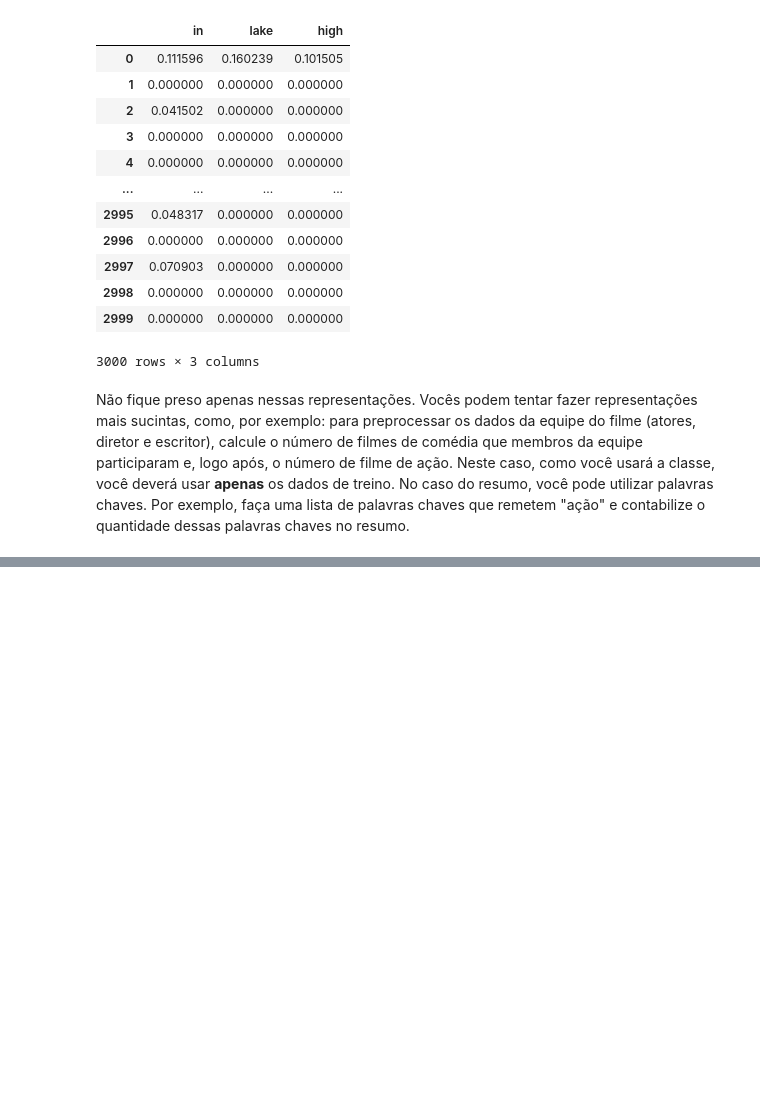
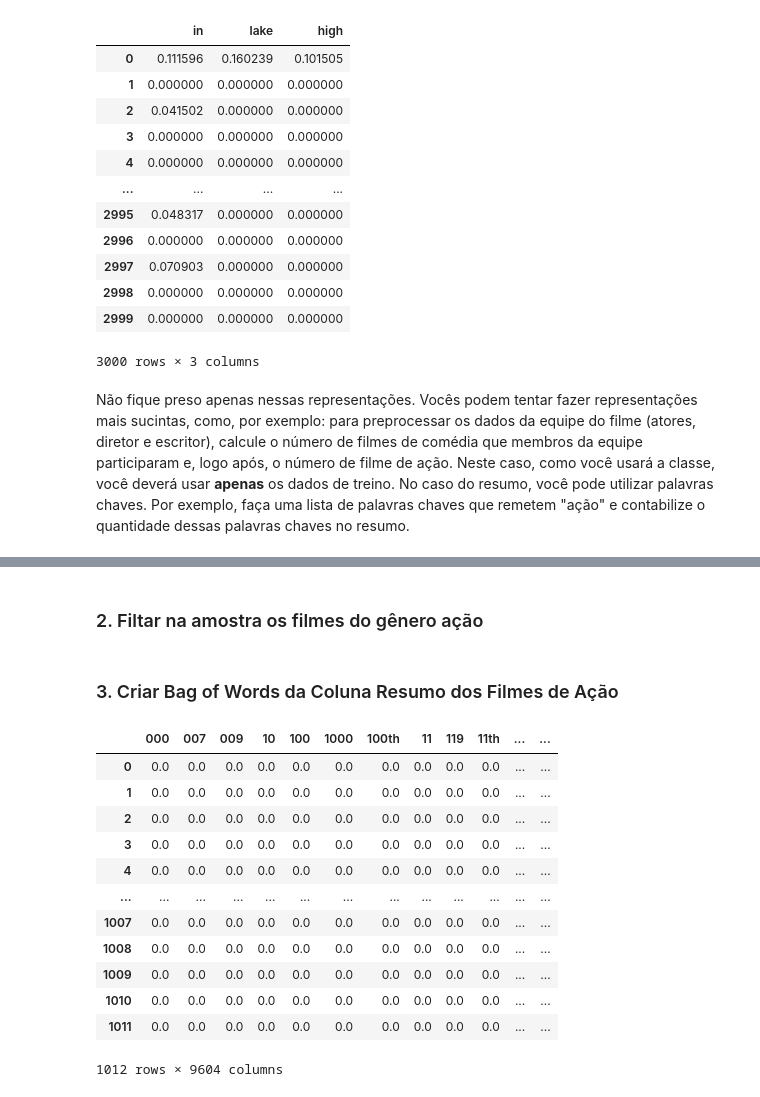
Before and after one commit to DiegoAscanio/nlp-cefetmg, a Jupyter notebook: parte-2/binarizacao_e_tf_idf.ipynb, the cells around one changed output, grey strips where cells are left out. Saved outputs shown, nothing was run; the diff lists cells and outputs as text; code cells hidden in the pictures; blank space fills up the shorter version.

```diff
--- a/parte-2/binarizacao_e_tf_idf.ipynb
+++ b/parte-2/binarizacao_e_tf_idf.ipynb
@@ -278,0 +285,30 @@ Não fique preso apenas nessas representações. Vocês podem tentar fazer repre
+# %%
+import pandas as pd
+
+df_amostra = pd.read_csv("movies_amostra.csv")
+# %% [markdown]
+### 2. Filtar na amostra os filmes do gênero ação
+# %%
+df_amostra_acao = df_amostra[df_amostra['genero'] == 'Action']
+# %% [markdown]
+### 3. Criar Bag of Words da Coluna Resumo dos Filmes de Ação
+# %%
+from preprocessamento_atributos import BagOfWords
+import numpy as np
+bow_amostra_acao = BagOfWords()
+df_bow_amostra_acao = bow_amostra_acao.cria_bow(df_amostra_acao,'resumo')
+df_bow_amostra_acao
+# %% [output]
+|  | 000 | 007 | 009 | 10 | 100 | 1000 | 100th | 11 | 119 | 11th | ... | ... |
+| 0 | 0.0 | 0.0 | 0.0 | 0.0 | 0.0 | 0.0 | 0.0 | 0.0 | 0.0 | 0.0 | ... | ... |
+| 1 | 0.0 | 0.0 | 0.0 | 0.0 | 0.0 | 0.0 | 0.0 | 0.0 | 0.0 | 0.0 | ... | ... |
+| 2 | 0.0 | 0.0 | 0.0 | 0.0 | 0.0 | 0.0 | 0.0 | 0.0 | 0.0 | 0.0 | ... | ... |
+| 3 | 0.0 | 0.0 | 0.0 | 0.0 | 0.0 | 0.0 | 0.0 | 0.0 | 0.0 | 0.0 | ... | ... |
+| 4 | 0.0 | 0.0 | 0.0 | 0.0 | 0.0 | 0.0 | 0.0 | 0.0 | 0.0 | 0.0 | ... | ... |
+| ... | ... | ... | ... | ... | ... | ... | ... | ... | ... | ... | ... | ... |
+| 1007 | 0.0 | 0.0 | 0.0 | 0.0 | 0.0 | 0.0 | 0.0 | 0.0 | 0.0 | 0.0 | ... | ... |
+| 1008 | 0.0 | 0.0 | 0.0 | 0.0 | 0.0 | 0.0 | 0.0 | 0.0 | 0.0 | 0.0 | ... | ... |
+| 1009 | 0.0 | 0.0 | 0.0 | 0.0 | 0.0 | 0.0 | 0.0 | 0.0 | 0.0 | 0.0 | ... | ... |
+| 1010 | 0.0 | 0.0 | 0.0 | 0.0 | 0.0 | 0.0 | 0.0 | 0.0 | 0.0 | 0.0 | ... | ... |
+| 1011 | 0.0 | 0.0 | 0.0 | 0.0 | 0.0 | 0.0 | 0.0 | 0.0 | 0.0 | 0.0 | ... | ... |
+1012 rows × 9604 columns
```
Also changed, not shown: parts of 11 cells of this notebook.
